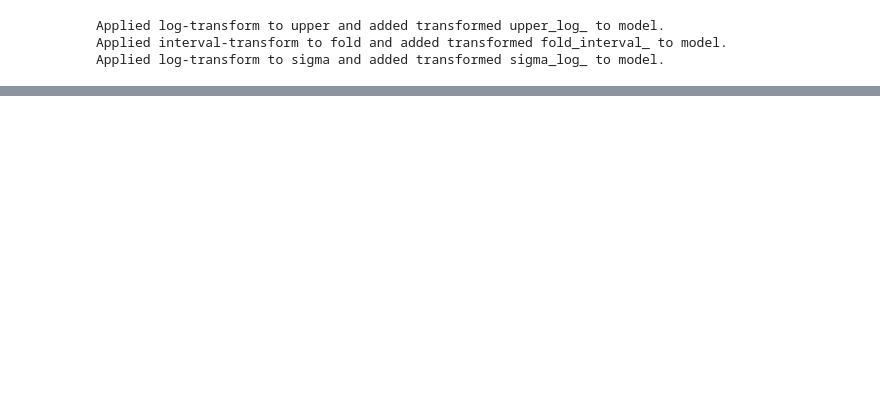
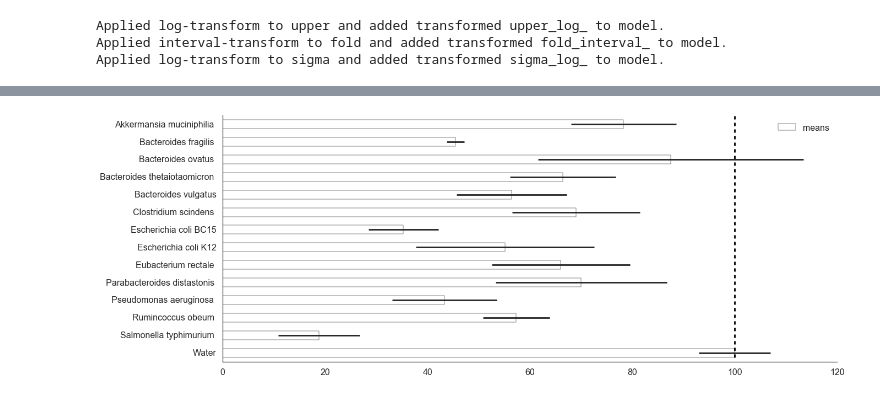
Before and after one commit to ericmjl/bayesian-measurement-paper, a Jupyter notebook: notebooks/bandoro.ipynb, the cells around one changed output, grey strips where cells are left out. Saved outputs shown, nothing was run; the diff lists cells and outputs as text; code cells hidden in the pictures; blank space fills up the shorter version.

```diff
--- a/notebooks/bandoro.ipynb
+++ b/notebooks/bandoro.ipynb
@@ -114,0 +125,22 @@ for i, name in enumerate(sample_names):
+# %%
+means = data.groupby('Indices').mean()['Normalized % GFP']
+ci_width = data.groupby('Indices').std()['Normalized % GFP'] / np.sqrt(4)
+
+freq_df = pd.DataFrame()
+freq_df['means'] = data.groupby('Indices').mean()['Normalized % GFP']
+freq_df['std'] = data.groupby('Indices').std()['Normalized % GFP']
+freq_df['ci'] = freq_df['std'] / np.sqrt(4) * 1.96
+freq_df.reset_index(inplace=True)
+freq_df['Indices'] = np.abs(freq_df['Indices'] - len(freq_df)+1)
+freq_df.sort('Indices').plot(kind='barh', x='Indices', y='means', xerr='ci', color='white', figsize=(20,8))
+
+ax = plt.gca()
+ax.set_yticklabels(sorted(sample_names, reverse=True))
+ax.set_ylabel('')
+ax.vlines(x=100, ymin=0-0.25, ymax=len(sample_names)-0.25, linestyle='--')
+
+sns.despine()
+
+plt.savefig('../figures/bandoro-microbiome-frequentist.pdf', bbox_inches='tight')
+# %% [output]
+[figure, added]
```
Also changed, not shown: parts of 13 cells of this notebook, 7 other files.
